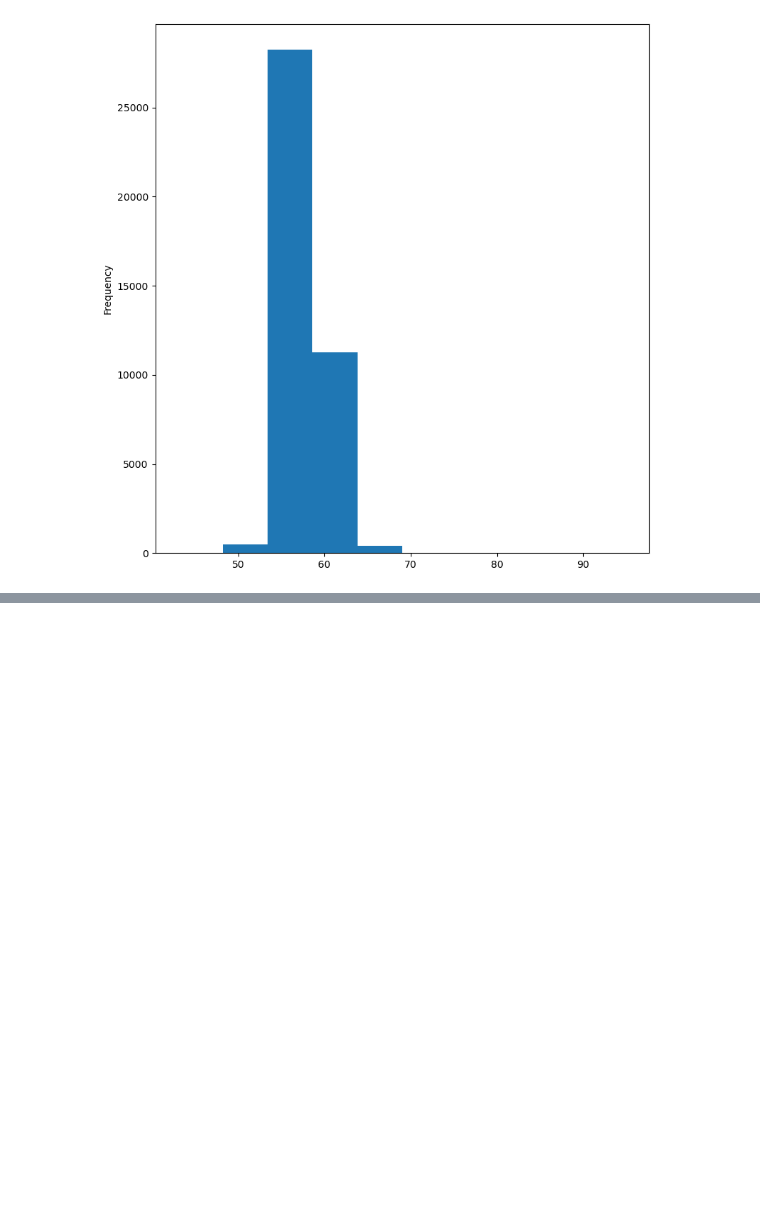
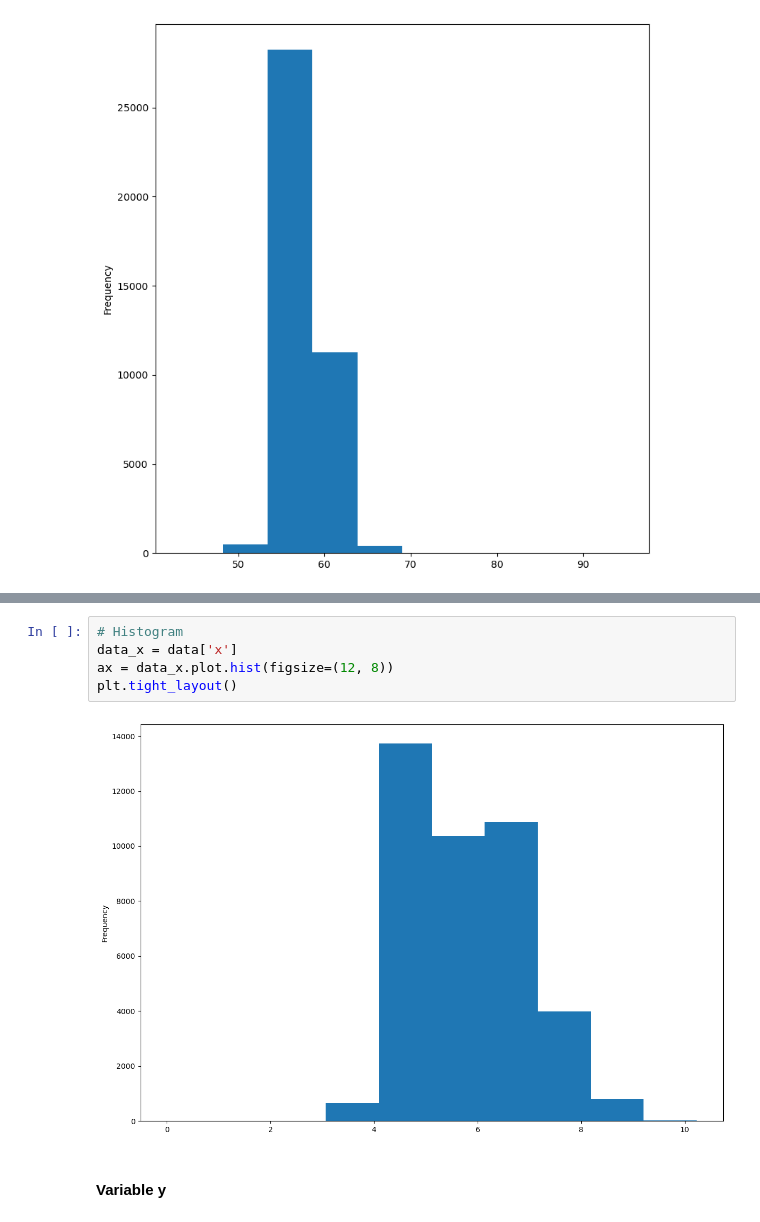
Before and after one commit to blancadelavega/EDA_Diamonds, a Jupyter notebook: main.ipynb, the cells around one changed output, grey strips where cells are left out. Drawn from its saved outputs; the diff is of its cells as text; blank space fills up the shorter version.

```diff
--- a/main.ipynb
+++ b/main.ipynb
@@ -459,0 +545,9 @@ plt.tight_layout()
+# %%
+# Histogram
+data_x = data['x']
+ax = data_x.plot.hist(figsize=(12, 8))
+plt.tight_layout()
+# %% [output]
+[figure, added]
+# %% [markdown]
+#### Variable y
```
Also changed, not shown: parts of 35 cells of this notebook.
